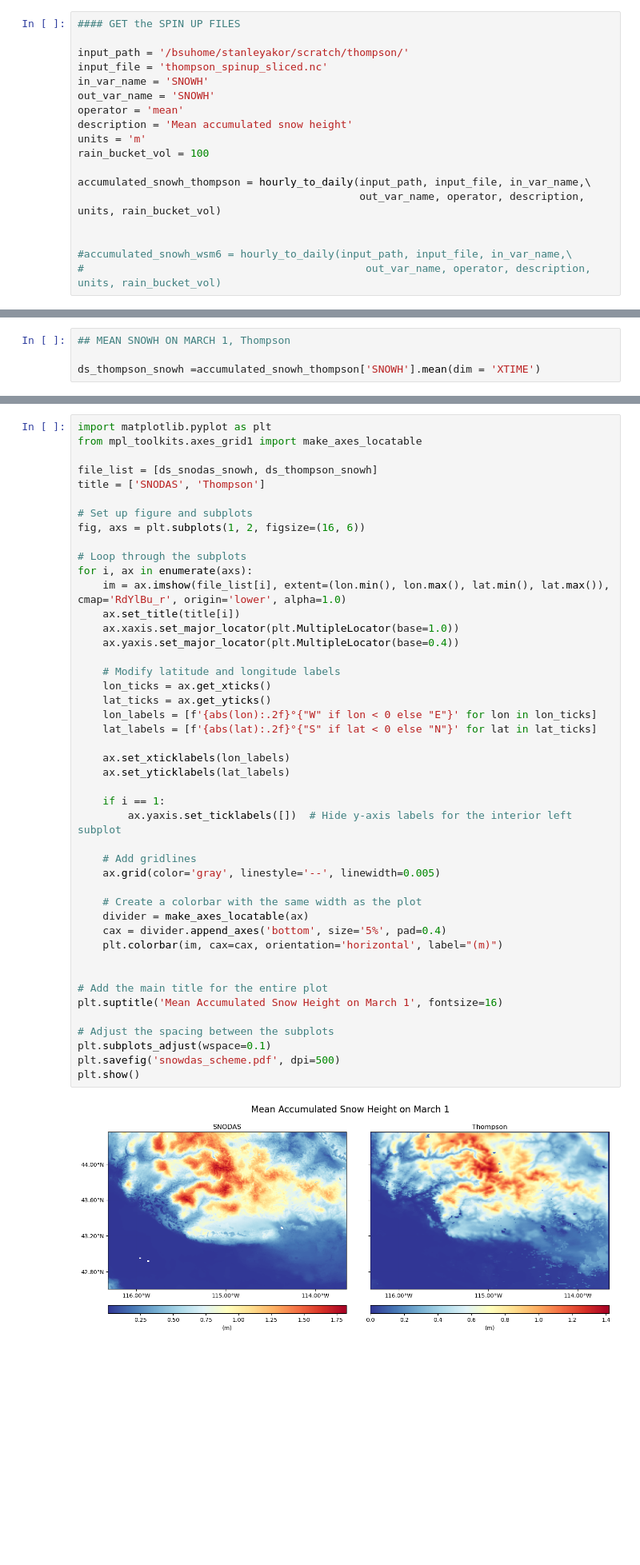
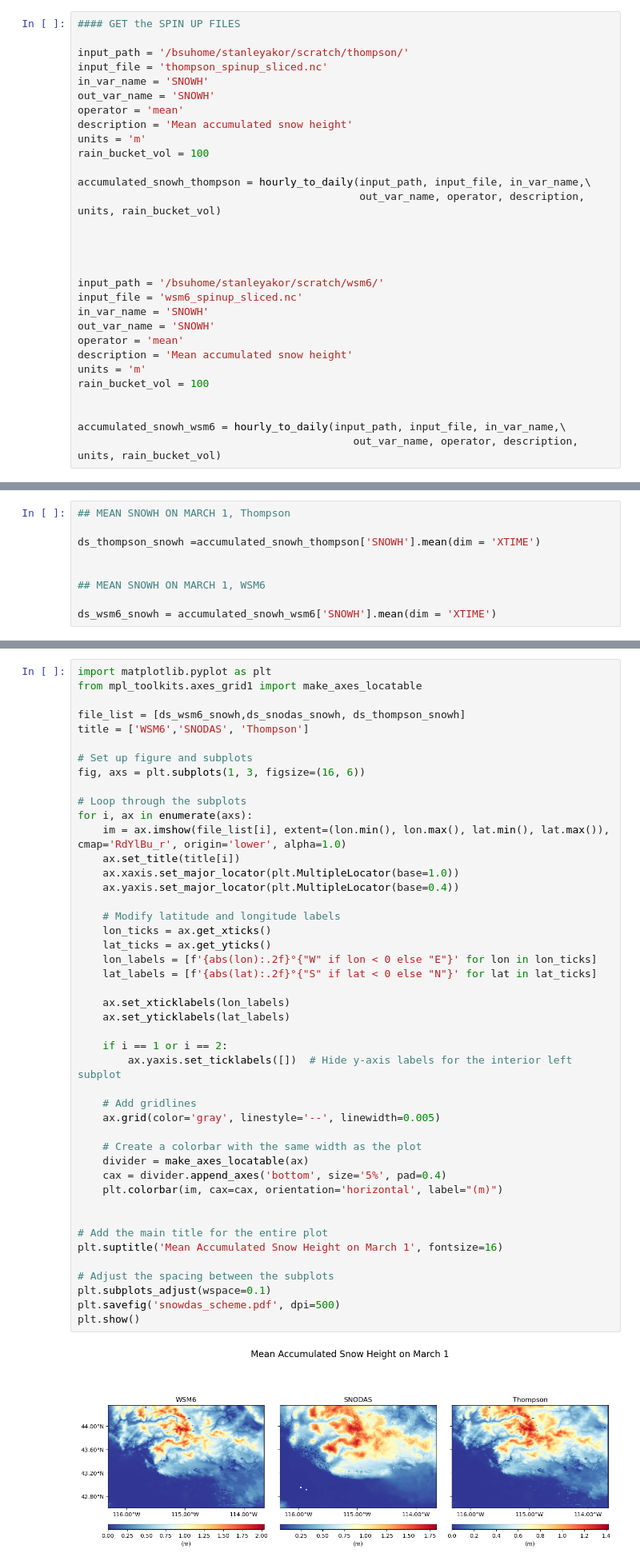
Before and after one commit to stanleyakor1/Python-tutorial, a Jupyter notebook: wrf-python/snodas_scheme.ipynb, the cells around one changed output, grey strips where cells are left out. Shown: that part at 80% size. Saved outputs shown, nothing was run; the diff lists cells and outputs as text; blank space fills up the shorter version.

```diff
--- a/wrf-python/snodas_scheme.ipynb
+++ b/wrf-python/snodas_scheme.ipynb
@@ -18,8 +18,20 @@ accumulated_snowh_thompson = hourly_to_daily(input_path, input_file, in_var_name
                                              out_var_name, operator, description, units, rain_bucket_vol)
 
 
-#accumulated_snowh_wsm6 = hourly_to_daily(input_path, input_file, in_var_name,\
-#                                             out_var_name, operator, description, units, rain_bucket_vol)
+
+
+input_path = '/bsuhome/stanleyakor/scratch/wsm6/'
+input_file = 'wsm6_spinup_sliced.nc'
+in_var_name = 'SNOWH'
+out_var_name = 'SNOWH'
+operator = 'mean'
+description = 'Mean accumulated snow height'
+units = 'm'
+rain_bucket_vol = 100
+
+
+accumulated_snowh_wsm6 = hourly_to_daily(input_path, input_file, in_var_name,\
+                                            out_var_name, operator, description, units, rain_bucket_vol)
 # %%
 geog = xr.open_dataset(input_path+input_file)
 # %%
@@ -30,6 +42,11 @@ lon = geog['XLONG'].isel(Time=0)
 ## MEAN SNOWH ON MARCH 1, Thompson
 
 ds_thompson_snowh =accumulated_snowh_thompson['SNOWH'].mean(dim = 'XTIME')
+
+
+## MEAN SNOWH ON MARCH 1, WSM6
+
+ds_wsm6_snowh = accumulated_snowh_wsm6['SNOWH'].mean(dim = 'XTIME')
 # %% [markdown]
 ## GET SNODAS SNOWH FILES
 # %%
@@ -51,11 +68,11 @@ ds_snodas_snowh = ds_snodas['SNWZ'].mean(dim = 'XTIME')*0.001
 import matplotlib.pyplot as plt
 from mpl_toolkits.axes_grid1 import make_axes_locatable
 
-file_list = [ds_snodas_snowh, ds_thompson_snowh]
-title = ['SNODAS', 'Thompson']
+file_list = [ds_wsm6_snowh,ds_snodas_snowh, ds_thompson_snowh]
+title = ['WSM6','SNODAS', 'Thompson']
 
 # Set up figure and subplots
-fig, axs = plt.subplots(1, 2, figsize=(16, 6))
+fig, axs = plt.subplots(1, 3, figsize=(16, 6))
 
 # Loop through the subplots
 for i, ax in enumerate(axs):
@@ -65,32 +82,32 @@ for i, ax in enumerate(axs):
     ax.yaxis.set_major_locator(plt.MultipleLocator(base=0.4))
 
     # Modify latitude and longitude labels
     lon_ticks = ax.get_xticks()
     lat_ticks = ax.get_yticks()
     lon_labels = [f'{abs(lon):.2f}°{"W" if lon < 0 else "E"}' for lon in lon_ticks]
     lat_labels = [f'{abs(lat):.2f}°{"S" if lat < 0 else "N"}' for lat in lat_ticks]
 
     ax.set_xticklabels(lon_labels)
     ax.set_yticklabels(lat_labels)
 
-    if i == 1:
+    if i == 1 or i == 2:
         ax.yaxis.set_ticklabels([])  # Hide y-axis labels for the interior left subplot
 
     # Add gridlines
     ax.grid(color='gray', linestyle='--', linewidth=0.005)
 
     # Create a colorbar with the same width as the plot
     divider = make_axes_locatable(ax)
     cax = divider.append_axes('bottom', size='5%', pad=0.4)
     plt.colorbar(im, cax=cax, orientation='horizontal', label="(m)")
 
 
 # Add the main title for the entire plot
 plt.suptitle('Mean Accumulated Snow Height on March 1', fontsize=16)
 
 # Adjust the spacing between the subplots
 plt.subplots_adjust(wspace=0.1)
 plt.savefig('snowdas_scheme.pdf', dpi=500)
 plt.show()
 # %% [output]
-[figure, old version]
+[figure, new version]
```
